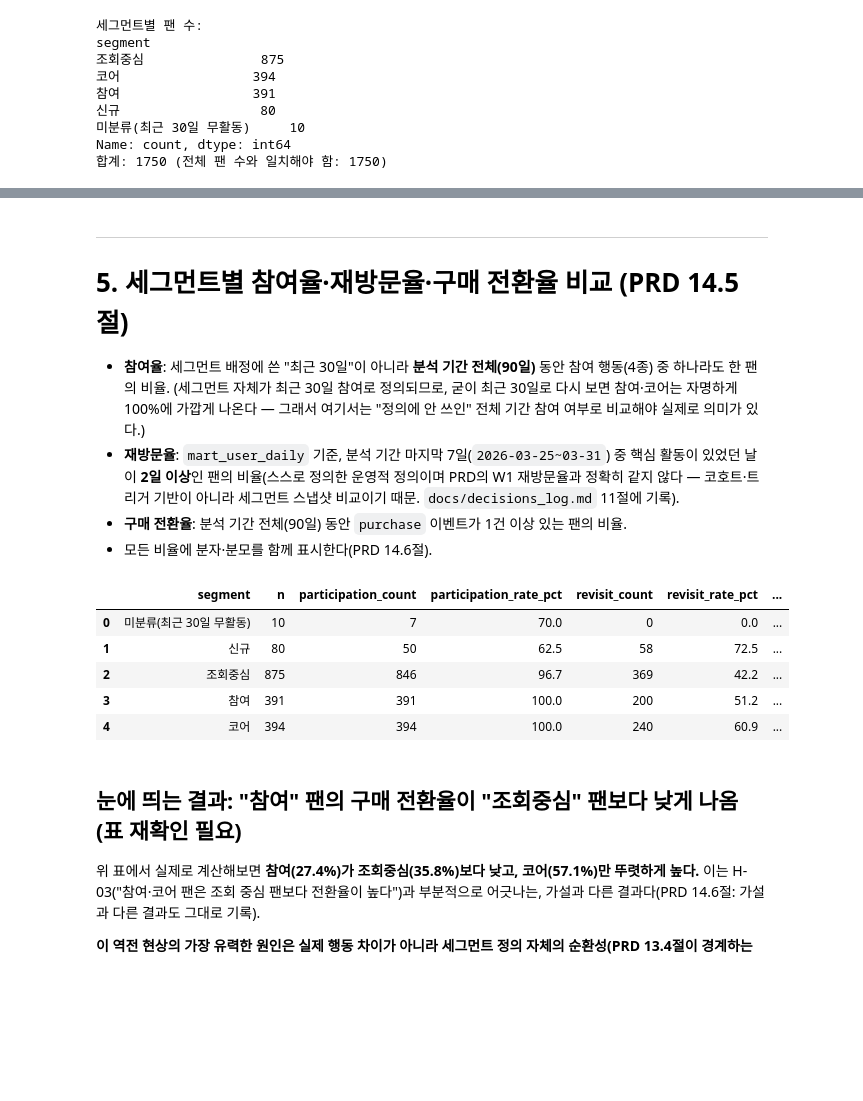
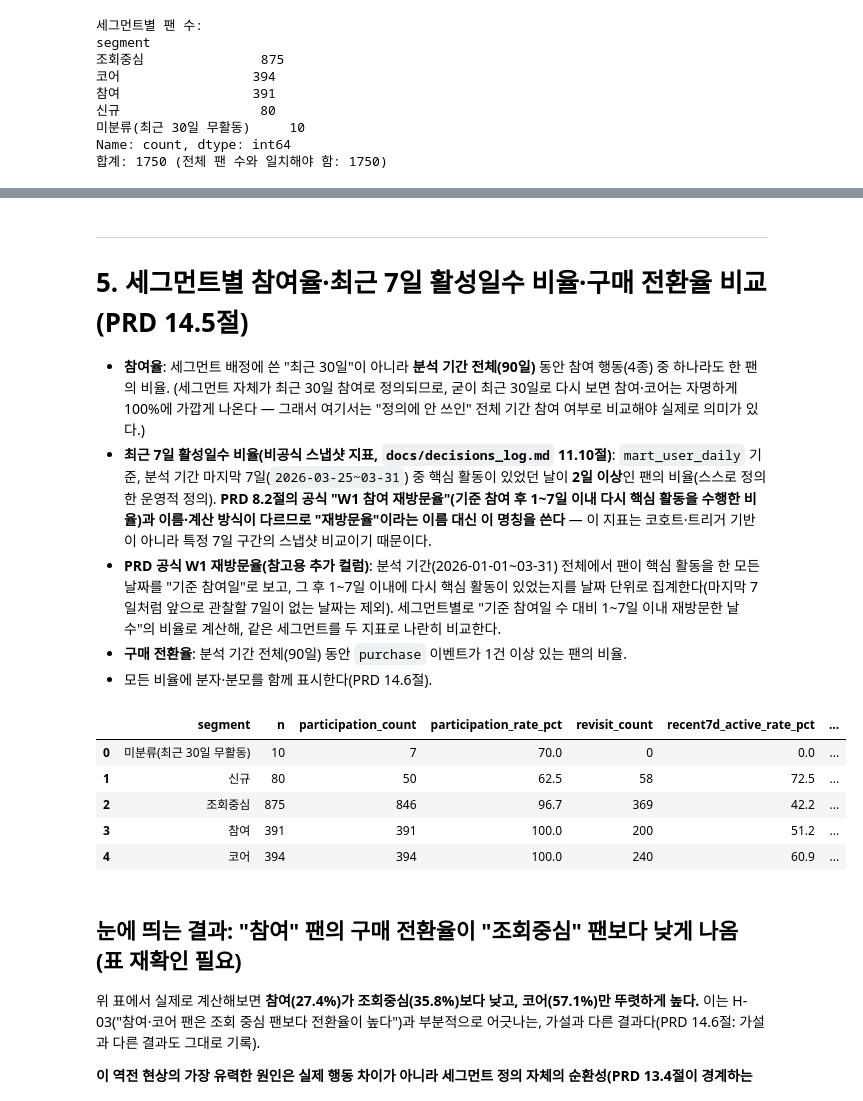
Before and after one commit to wjs0951467-wq/fanlog-user-behavior-analytics, a Jupyter notebook: notebooks/03_commerce_funnel.ipynb, the cells around one changed output, grey strips where cells are left out. Saved outputs shown, nothing was run; the diff lists cells and outputs as text; code cells hidden in the pictures; blank space fills up the shorter version.

```diff
--- a/notebooks/03_commerce_funnel.ipynb
+++ b/notebooks/03_commerce_funnel.ipynb
@@ -345,9 +413,10 @@ Name: count, dtype: int64
 # %% [markdown]
 ---
-# 5. 세그먼트별 참여율·재방문율·구매 전환율 비교 (PRD 14.5절)
+# 5. 세그먼트별 참여율·최근 7일 활성일수 비율·구매 전환율 비교 (PRD 14.5절)
 
 - **참여율**: 세그먼트 배정에 쓴 "최근 30일"이 아니라 **분석 기간 전체(90일)** 동안 참여 행동(4종) 중 하나라도 한 팬의 비율. (세그먼트 자체가 최근 30일 참여로 정의되므로, 굳이 최근 30일로 다시 보면 참여·코어는 자명하게 100%에 가깝게 나온다 — 그래서 여기서는 "정의에 안 쓰인" 전체 기간 참여 여부로 비교해야 실제로 의미가 있다.)
-- **재방문율**: `mart_user_daily` 기준, 분석 기간 마지막 7일(`2026-03-25~03-31`) 중 핵심 활동이 있었던 날이 **2일 이상**인 팬의 비율(스스로 정의한 운영적 정의이며 PRD의 W1 재방문율과 정확히 같지 않다 — 코호트·트리거 기반이 아니라 세그먼트 스냅샷 비교이기 때문. `docs/decisions_log.md` 11절에 기록).
+- **최근 7일 활성일수 비율(비공식 스냅샷 지표, `docs/decisions_log.md` 11.10절)**: `mart_user_daily` 기준, 분석 기간 마지막 7일(`2026-03-25~03-31`) 중 핵심 활동이 있었던 날이 **2일 이상**인 팬의 비율(스스로 정의한 운영적 정의). **PRD 8.2절의 공식 "W1 참여 재방문율"(기준 참여 후 1~7일 이내 다시 핵심 활동을 수행한 비율)과 이름·계산 방식이 다르므로 "재방문율"이라는 이름 대신 이 명칭을 쓴다** — 이 지표는 코호트·트리거 기반이 아니라 특정 7일 구간의 스냅샷 비교이기 때문이다.
+- **PRD 공식 W1 재방문율(참고용 추가 컬럼)**: 분석 기간(2026-01-01~03-31) 전체에서 팬이 핵심 활동을 한 모든 날짜를 "기준 참여일"로 보고, 그 후 1~7일 이내에 다시 핵심 활동이 있었는지를 날짜 단위로 집계한다(마지막 7일처럼 앞으로 관찰할 7일이 없는 날짜는 제외). 세그먼트별로 "기준 참여일 수 대비 1~7일 이내 재방문한 날 수"의 비율로 계산해, 같은 세그먼트를 두 지표로 나란히 비교한다.
 - **구매 전환율**: 분석 기간 전체(90일) 동안 `purchase` 이벤트가 1건 이상 있는 팬의 비율.
 - 모든 비율에 분자·분모를 함께 표시한다(PRD 14.6절).
 # %%
@@ -362,36 +431,69 @@ full_period_participation = pd.read_sql(
 full_period_purchase = pd.read_sql(
     "SELECT DISTINCT user_id FROM fact_user_event WHERE event_name = 'purchase';", engine
 )["user_id"]
 
 revisit_sql = """
 SELECT user_id, COUNT(*) AS active_day_count
 FROM mart_user_daily
 WHERE activity_date_kst BETWEEN '2026-03-25' AND '2026-03-31' AND had_core_activity
 GROUP BY user_id
 HAVING COUNT(*) >= 2;
 """
 revisited_users = pd.read_sql(revisit_sql, engine)["user_id"]
 
 segment_input["has_participation_full_period"] = segment_input["user_id"].isin(full_period_participation)
 segment_input["has_purchase_full_period"] = segment_input["user_id"].isin(full_period_purchase)
 segment_input["revisited_last_7d"] = segment_input["user_id"].isin(revisited_users)
 
+# PRD 8.2절 공식 W1 재방문율(기준 참여 후 1~7일 이내 재활동 비율) 참고용 계산 (docs/decisions_log.md 11.10절)
+core_daily = pd.read_sql(
+    "SELECT user_id, activity_date_kst, had_core_activity FROM mart_user_daily;", engine
+)
+core_daily["activity_date_kst"] = pd.to_datetime(core_daily["activity_date_kst"])
+period_end = pd.Timestamp("2026-03-31")
+last_observable_baseline = period_end - pd.Timedelta(days=7)  # 이후 날짜는 1~7일을 온전히 관찰할 수 없어 제외
+
+w1_rows = []
+for user_id, g in core_daily.groupby("user_id"):
+    active_dates = set(g.loc[g["had_core_activity"], "activity_date_kst"])
+    eligible = 0
+    returned = 0
+    for d in active_dates:
+        if d > last_observable_baseline:
+            continue
+        eligible += 1
+        if any((d + pd.Timedelta(days=k)) in active_dates for k in range(1, 8)):
+            returned += 1
+    w1_rows.append({"user_id": user_id, "w1_eligible_days": eligible, "w1_return_days": returned})
+
+w1_df = pd.DataFrame(w1_rows)
+segment_input = segment_input.merge(w1_df, on="user_id", how="left")
+
 segment_summary = segment_input.groupby("segment").agg(
     n=("user_id", "size"),
     participation_count=("has_participation_full_period", "sum"),
     revisit_count=("revisited_last_7d", "sum"),
     purchase_count=("has_purchase_full_period", "sum"),
+    w1_eligible_days=("w1_eligible_days", "sum"),
+    w1_return_days=("w1_return_days", "sum"),
 ).reset_index()
 segment_summary["participation_rate_pct"] = round(100 * segment_summary["participation_count"] / segment_summary["n"], 1)
-segment_summary["revisit_rate_pct"] = round(100 * segment_summary["revisit_count"] / segment_summary["n"], 1)
+segment_summary["recent7d_active_rate_pct"] = round(100 * segment_summary["revisit_count"] / segment_summary["n"], 1)
+segment_summary["w1_official_return_rate_pct"] = np.where(
+    segment_summary["w1_eligible_days"] > 0,
+    round(100 * segment_summary["w1_return_days"] / segment_summary["w1_eligible_days"], 1),
+    np.nan,  # 기준 참여일 자체가 없으면 계산 불가 (PRD 14.6절)
+)
 segment_summary["purchase_conversion_pct"] = round(100 * segment_summary["purchase_count"] / segment_summary["n"], 1)
 segment_summary = segment_summary[[
     "segment", "n", "participation_count", "participation_rate_pct",
-    "revisit_count", "revisit_rate_pct", "purchase_count", "purchase_conversion_pct",
+    "revisit_count", "recent7d_active_rate_pct",
+    "w1_eligible_days", "w1_return_days", "w1_official_return_rate_pct",
+    "purchase_count", "purchase_conversion_pct",
 ]]
 segment_summary
 # %% [output]
-|  | segment | n | participation_count | participation_rate_pct | revisit_count | revisit_rate_pct | ... |
+|  | segment | n | participation_count | participation_rate_pct | revisit_count | recent7d_active_rate_pct | ... |
 | 0 | 미분류(최근 30일 무활동) | 10 | 7 | 70.0 | 0 | 0.0 | ... |
 | 1 | 신규 | 80 | 50 | 62.5 | 58 | 72.5 | ... |
 | 2 | 조회중심 | 875 | 846 | 96.7 | 369 | 42.2 | ... |
```
Also changed, not shown: parts of 9 cells of this notebook, 1 other file.
